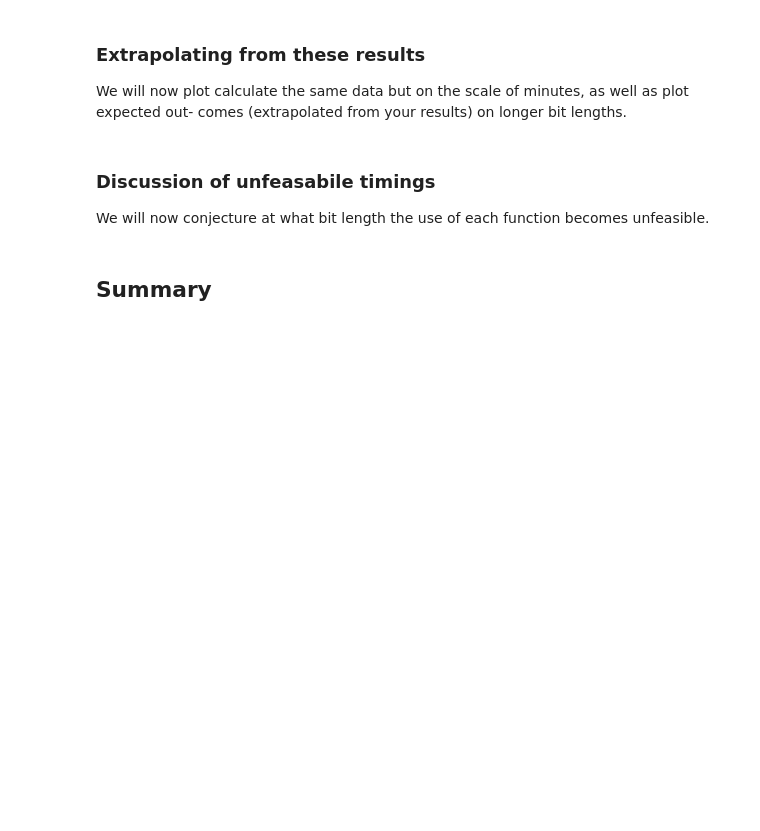
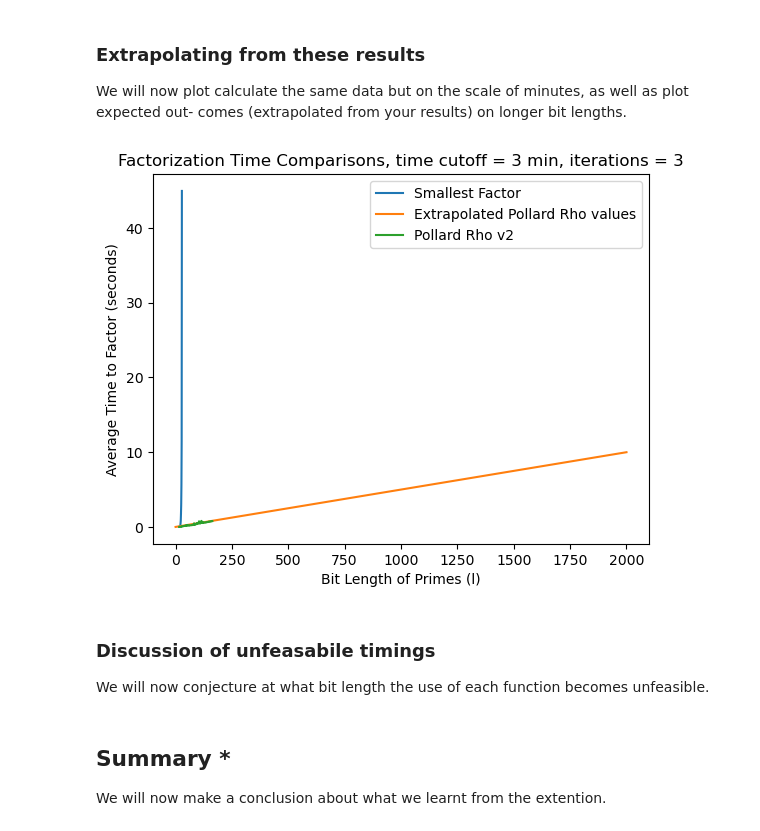
Before and after one commit to MattPygottCode/Group3, a Jupyter notebook: Hybrid Cryptography.ipynb, the cells around one changed output. Cells and saved outputs as stored; diff of their text form; code cells hidden in the pictures; blank space fills up the shorter version.

```diff
--- a/Hybrid Cryptography.ipynb
+++ b/Hybrid Cryptography.ipynb
@@ -1244,12 +1289,22 @@ plot_graphs(smallest_factor_data_2, pollard_rho_data_v2_2, labels=["Smallest Fac
 ### Extrapolating from these results
 
 We will now plot calculate the same data but on the scale of minutes, as well as plot expected out- comes (extrapolated from your results) on longer bit lengths.
+# %%
+y = np.linspace(0, 10, 500)
+x = y*200
+extrapolated_pollard_rho_values = [x, y]
+
+plot_graphs(smallest_factor_data_2, extrapolated_pollard_rho_values, pollard_rho_data_v2_2, labels=["Smallest Factor", "Extrapolated Pollard Rho values", "Pollard Rho v2"], title="Factorization Time Comparisons, time cutoff = 3 min, iterations = 3")
+# %% [output]
+[figure, added]
 # %% [markdown]
 ### Discussion of unfeasabile timings
 
 We will now conjecture at what bit length the use of each function becomes unfeasible.
 # %% [markdown]
-## Summary
+## Summary *
+
+We will now make a conclusion about what we learnt from the extention.
 # %% [markdown]
 # Conclusion
 
```
Also changed, not shown: parts of 17 cells of this notebook, 1 other file.
